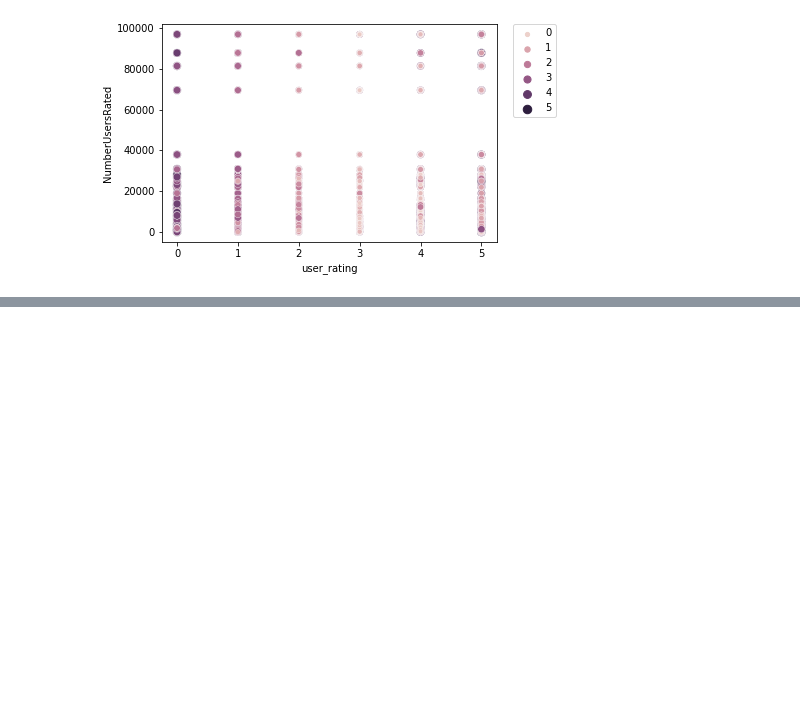
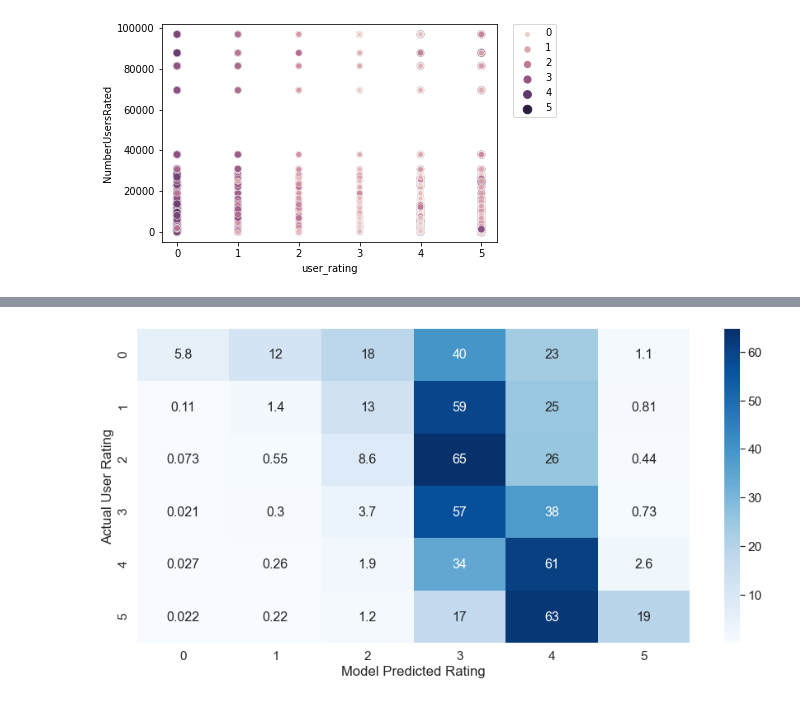
Before and after one commit to jensensj/Capstone3_MurderMysterBooks, a Jupyter notebook: Modeling.ipynb, the cells around one changed output, grey strips where cells are left out. Saved outputs shown, nothing was run; the diff lists cells and outputs as text; code cells hidden in the pictures; blank space fills up the shorter version.

```diff
--- a/Modeling.ipynb
+++ b/Modeling.ipynb
@@ -361,0 +415,8 @@ sns.histplot(data=df_just0, x = 'err', hue='pred_rating')
+# %%
+cm_3 = cm[3]/506032*100
+# %%
+cm_4 = cm[4]/774726*100
+# %%
+cm_5 = cm[5]/546495*100
+# %%
+cm_p = np.append([cm_0,cm_1,cm_2,cm_3,cm_4], [cm_5],axis=0)
@@ -361,0 +438,10 @@ sns.histplot(data=df_just0, x = 'err', hue='pred_rating')
+# %%
+df_cm = pd.DataFrame(cm_p,range(6),range(6))
+plt.figure(figsize=(15,7))
+sns.set(font_scale=1.4)
+sns.heatmap(df_cm, annot=True,annot_kws={'size':16},cmap='Blues')
+plt.ylabel('Actual User Rating')
+plt.xlabel('Model Predicted Rating')
+plt.show()
+# %% [output]
+[figure, added]
```
Also changed, not shown: parts of 15 cells of this notebook.
